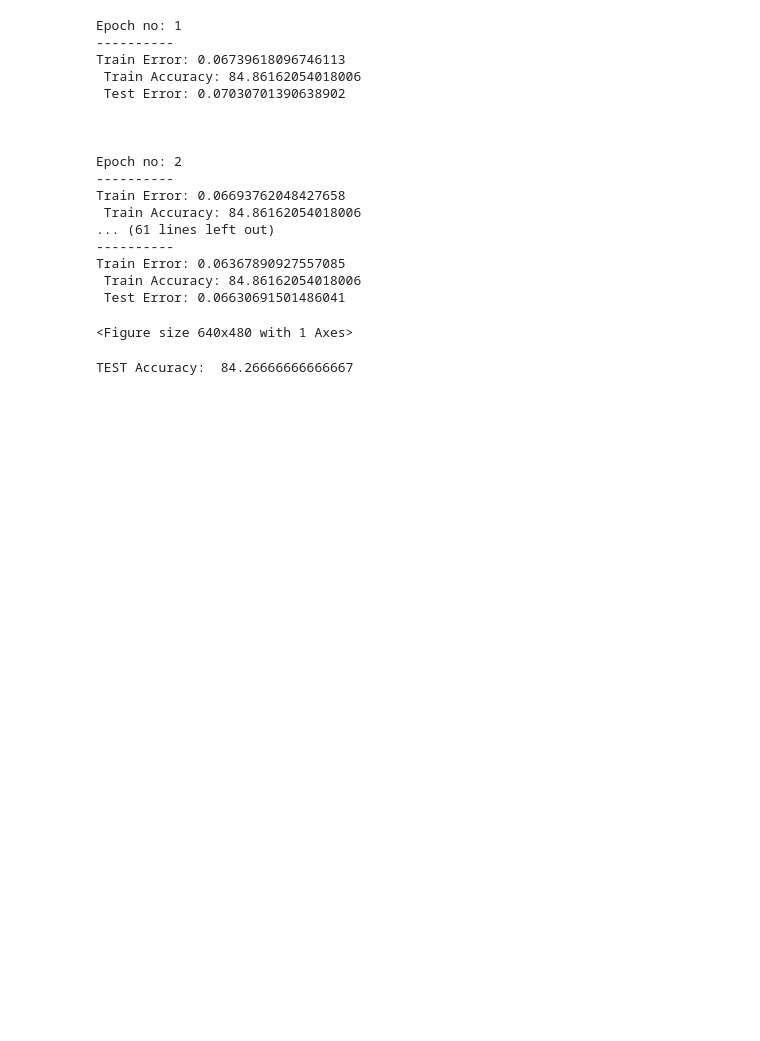
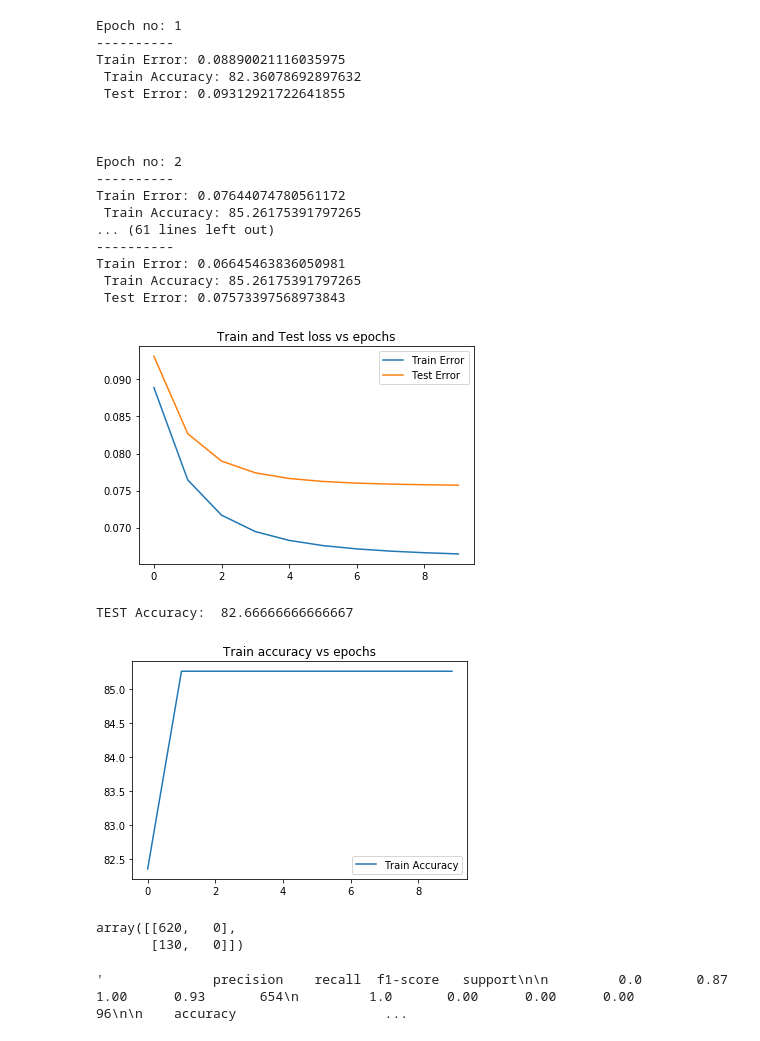
Before and after one commit to ms03831/Evaluating-CHD-Risk, a Jupyter notebook: models/neuralNet.ipynb, the cells around one changed output. Cells and saved outputs as stored; diff of their text form; code cells hidden in the pictures; blank space fills up the shorter version.

```diff
--- a/models/neuralNet.ipynb
+++ b/models/neuralNet.ipynb
@@ -122,10 +122,10 @@ class MyNeuralNet:
         for i in range(self.netSize()):
             dW.append(np.zeros(self.W[i].shape))
             dB.append(np.zeros(self.B[i].shape))
-        #(10, 14) (1, 10)
+
 
         outputLayers = [] #Z's
-        activeOutputLayers = [] #Sigmoid of Z's or g(Z)
+        activeOutputLayers = [] #Sigmoid of Z's
         n = self.netSize()
         activeOutput = x #input layer
         activeOutputLayers.append(activeOutput)
@@ -186,41 +186,56 @@ class MyNeuralNet:
             trainError.append(calculateError(self, train))
             trainAccuracy.append(accuracy(self.forwardPass(train[0]), train[1]))
             testError.append(calculateError(self, test))
 
             print("Epoch no: {}\n----------".format(i+1))
             print("Train Error: {0} \n Train Accuracy: {1} \n Test Error: {2} \n \n \n".format(trainError[i], trainAccuracy[i], testError[i]))
         plt.plot(range(epochs), trainError, label = 'Train Error')
         plt.plot(range(epochs), testError, label = 'Test Error')
         plt.legend()
         plt.title("Train and Test loss vs epochs")
         plt.show()
 
         plt.plot(range(epochs), trainAccuracy, label = 'Train Accuracy')
         plt.legend()
         plt.title("Train accuracy vs epochs")
         #plt.show()
 
         print("TEST Accuracy: ", accuracy(self.forwardPass(test[0]), test[1]))
 
 network = MyNeuralNet([train[0].shape[1], 10, 1])
-network.train(train, test, 10, 10, 0.01)
+network.train(train, test, 10, 32, 0.03)
 # %% [output]
 Epoch no: 1
 ----------
-Train Error: 0.06739618096746113
- Train Accuracy: 84.86162054018006
- Test Error: 0.07030701390638902
+Train Error: 0.08890021116035975
+ Train Accuracy: 82.36078692897632
+ Test Error: 0.09312921722641855
 
 
 
 Epoch no: 2
 ----------
-Train Error: 0.06693762048427658
- Train Accuracy: 84.86162054018006
+Train Error: 0.07644074780561172
+ Train Accuracy: 85.26175391797265
 ... (61 lines left out)
 ----------
-Train Error: 0.06367890927557085
- Train Accuracy: 84.86162054018006
- Test Error: 0.06630691501486041
+Train Error: 0.06645463836050981
+ Train Accuracy: 85.26175391797265
+ Test Error: 0.07573397568973843
+[figure, added]
-<Figure size 640x480 with 1 Axes>
+TEST Accuracy:  82.66666666666667
-TEST Accuracy:  84.26666666666667
+[figure, added]
+# %%
+from sklearn.metrics import classification_report
+from sklearn.metrics import confusion_matrix
+
+
+a = [1 if i else 0  for i in network.forwardPass(test[0])>0.5]
+confusion_matrix(test[1], a)
+# %% [output]
+array([[620,   0],
+       [130,   0]])
+# %%
+classification_report(test[1], a)
+# %% [output]
+'              precision    recall  f1-score   support\n\n         0.0       0.87      1.00      0.93       654\n         1.0       0.00      0.00      0.00        96\n\n    accuracy                   ...
```
Also changed, not shown: 4 other files.
